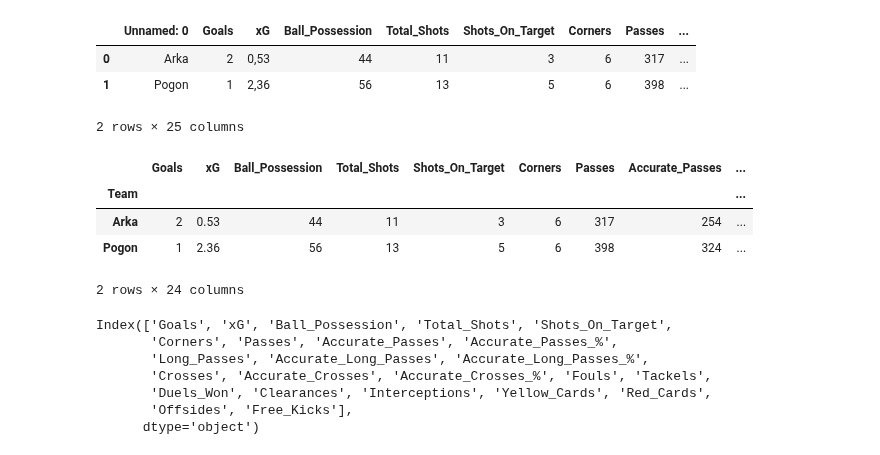
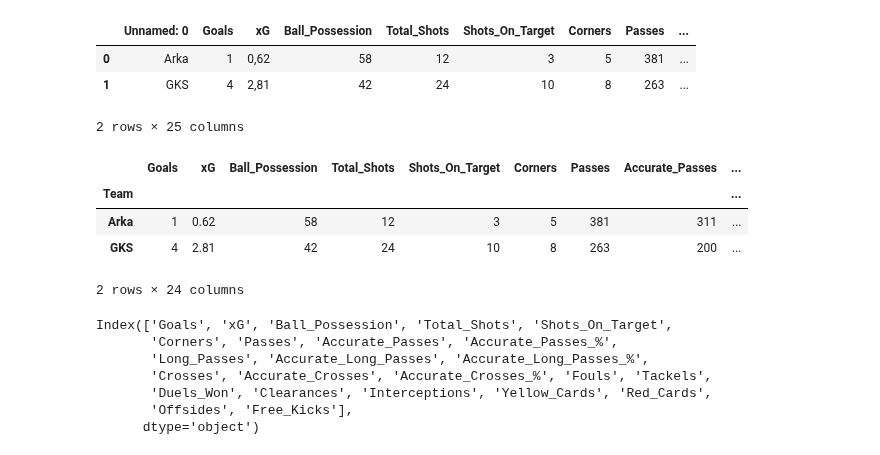
Before and after one commit to Szafranerio/Data_Science_Portfolio, a Jupyter notebook: Arka_Statistics/Arka_Main_Stats_Last_Match.ipynb, the cells around one changed output. Drawn from its saved outputs; the diff is of its cells as text; code cells hidden in the pictures.

Commit message:
ArkaVSGKS

```diff
--- a/Arka_Statistics/Arka_Main_Stats_Last_Match.ipynb
+++ b/Arka_Statistics/Arka_Main_Stats_Last_Match.ipynb
@@ -5,12 +5,12 @@ import seaborn
 import numpy as np
 import plotly.graph_objects as go
 # %%
-data = pd.read_csv('data/DirectStats/ArkaVSPogon.csv', delimiter=';')
+data = pd.read_csv('data/DirectStats/ArkaVSGKS.csv', delimiter=';')
 data.head()
 # %% [output]
 |  | Unnamed: 0 | Goals | xG | Ball_Possession | Total_Shots | Shots_On_Target | Corners | Passes | ... |
-| 0 | Arka | 2 | 0,53 | 44 | 11 | 3 | 6 | 317 | ... |
-| 1 | Pogon | 1 | 2,36 | 56 | 13 | 5 | 6 | 398 | ... |
+| 0 | Arka | 1 | 0,62 | 58 | 12 | 3 | 5 | 381 | ... |
+| 1 | GKS | 4 | 2,81 | 42 | 24 | 10 | 8 | 263 | ... |
 2 rows × 25 columns
 # %%
 data = data.rename(columns={'Unnamed: 0': 'Team'})
@@ -20,8 +20,8 @@ data.head()
 # %% [output]
 |  | Goals | xG | Ball_Possession | Total_Shots | Shots_On_Target | Corners | Passes | Accurate_Passes | ... |
 | Team |  |  |  |  |  |  |  |  | ... |
-| Arka | 2 | 0.53 | 44 | 11 | 3 | 6 | 317 | 254 | ... |
-| Pogon | 1 | 2.36 | 56 | 13 | 5 | 6 | 398 | 324 | ... |
+| Arka | 1 | 0.62 | 58 | 12 | 3 | 5 | 381 | 311 | ... |
+| GKS | 4 | 2.81 | 42 | 24 | 10 | 8 | 263 | 200 | ... |
 2 rows × 24 columns
 # %%
 data.columns
```
Also changed, not shown: parts of 1 cell of this notebook.
